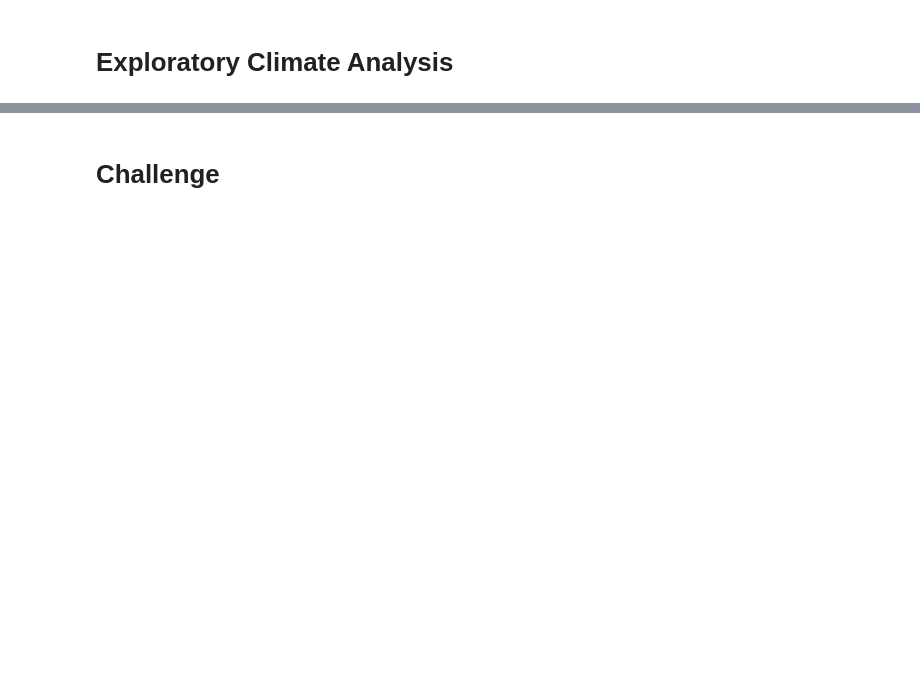
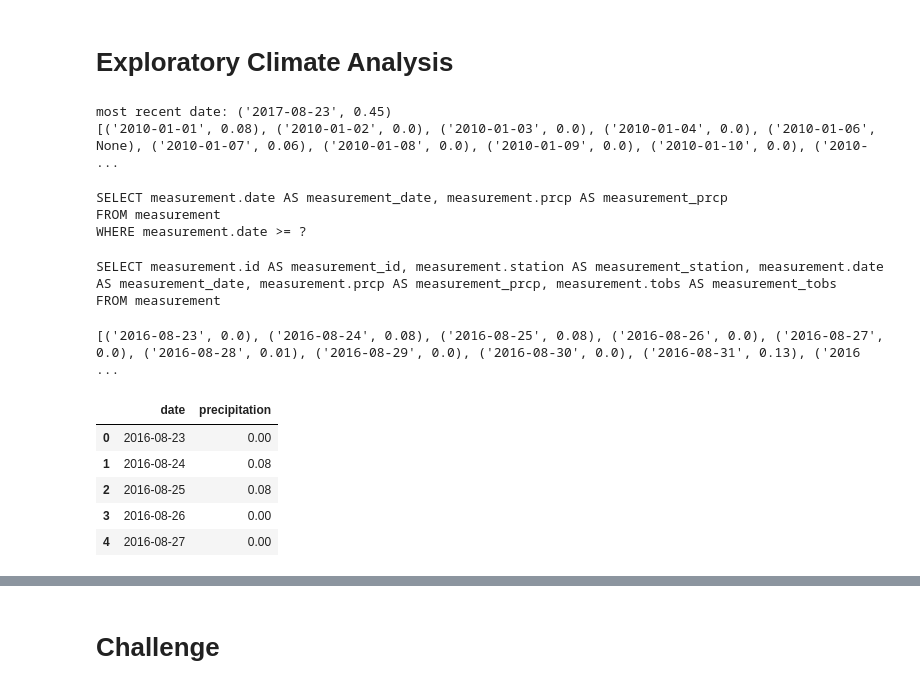
Before and after one commit to GirijaJoshi/surfs_up, a Jupyter notebook: climate_analysis.ipynb, the cells around one changed output, grey strips where cells are left out. Cells and saved outputs as stored; diff of their text form; code cells hidden in the pictures; blank space fills up the shorter version.

```diff
--- a/climate_analysis.ipynb
+++ b/climate_analysis.ipynb
@@ -60,0 +82,43 @@ session = Session(engine)
+# %%
+# Design a query to retrieve the last 12 months of precipitation data and plot the results.
+prev_year = dt.date(2017, 8, 23) - dt.timedelta(days=365)
+results = []
+results = session.query(Measurement.date, Measurement.prcp)
+print(f'most recent date: {max(results.all())}')
+print(results.all())
+# %% [output]
+most recent date: ('2017-08-23', 0.45)
+[('2010-01-01', 0.08), ('2010-01-02', 0.0), ('2010-01-03', 0.0), ('2010-01-04', 0.0), ('2010-01-06', None), ('2010-01-07', 0.06), ('2010-01-08', 0.0), ('2010-01-09', 0.0), ('2010-01-10', 0.0), ('2010- ...
+# %%
+# Starting from the last data point in the database.
+# Calculate the date one year from the last date in data set.
+results = session.query(Measurement.date, Measurement.prcp).filter(Measurement.date >= prev_year)
+print(f'\n{results}')
+# %% [output]
+SELECT measurement.date AS measurement_date, measurement.prcp AS measurement_prcp
+FROM measurement
+WHERE measurement.date >= ?
+# %%
+# SELECVT * FROM
+temp = session.query(Measurement)
+print(temp)
+# %% [output]
+SELECT measurement.id AS measurement_id, measurement.station AS measurement_station, measurement.date AS measurement_date, measurement.prcp AS measurement_prcp, measurement.tobs AS measurement_tobs
+FROM measurement
+# %%
+# Perform a query to retrieve the data and precipitation scores
+results = session.query(Measurement.date, Measurement.prcp).filter(Measurement.date >= prev_year).all()
+print(f'\n{results}')
+# %% [output]
+[('2016-08-23', 0.0), ('2016-08-24', 0.08), ('2016-08-25', 0.08), ('2016-08-26', 0.0), ('2016-08-27', 0.0), ('2016-08-28', 0.01), ('2016-08-29', 0.0), ('2016-08-30', 0.0), ('2016-08-31', 0.13), ('2016 ...
+# %%
+# Save the query results as a Pandas DataFrame
+df = pd.DataFrame(results, columns=['date','precipitation'])
+df.head()
+# %% [output]
+|  | date | precipitation |
+| 0 | 2016-08-23 | 0.00 |
+| 1 | 2016-08-24 | 0.08 |
+| 2 | 2016-08-25 | 0.08 |
+| 3 | 2016-08-26 | 0.00 |
+| 4 | 2016-08-27 | 0.00 |
```
Also changed, not shown: parts of 10 cells of this notebook.
